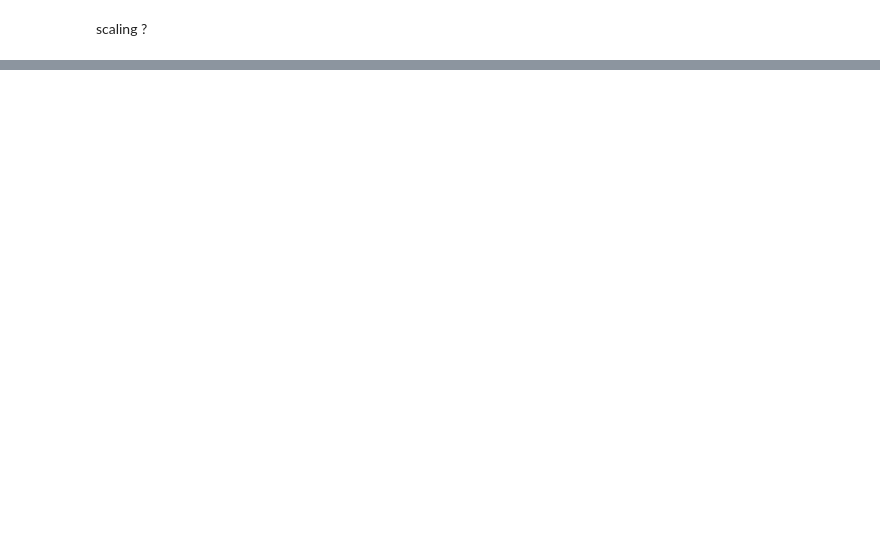
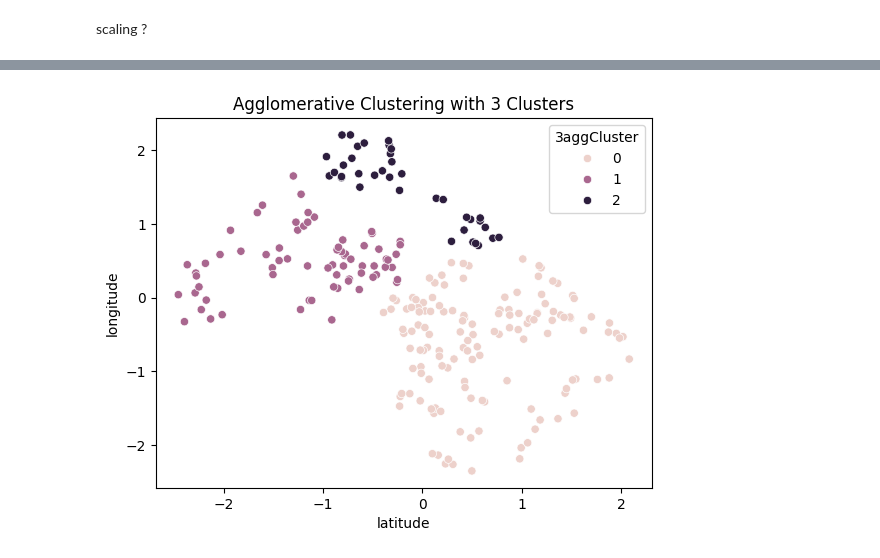
Before and after one commit to jonathanLOlsen/Data-and-things, a Jupyter notebook: 10) Clustering/8HandIn.ipynb, the cells around one changed output, grey strips where cells are left out. Saved outputs shown, nothing was run; the diff lists cells and outputs as text; code cells hidden in the pictures; blank space fills up the shorter version.

```diff
--- a/10) Clustering/8HandIn.ipynb
+++ b/10) Clustering/8HandIn.ipynb
@@ -98,0 +133,3 @@ plt.show()
+# %%
+kmeans5 = KMeans(n_clusters=5)
+kmeans5.fit(X_bike)
@@ -98,0 +138,5 @@ plt.show()
+# %%
+df_bike['5MeansCluster'] = kmeans5.labels_
+sns.scatterplot(x='latitude', y='longitude', hue='5MeansCluster', data=df_bike)
+plt.scatter(kmeans5.cluster_centers_[:, 0], kmeans5.cluster_centers_[:, 1], s=100, c='red')
+plt.show()
@@ -98,0 +147,3 @@ plt.show()
+# %%
+aggClustering = AgglomerativeClustering(n_clusters=3)
+aggClustering.fit(X_bike)
@@ -98,0 +152,3 @@ plt.show()
+# %%
+df_bike["3aggCluster"] = aggClustering.labels_
+df_bike["3aggCluster"]
@@ -98,0 +168,6 @@ plt.show()
+# %%
+sns.scatterplot(x='latitude', y='longitude', hue='3aggCluster', data=df_bike)
+plt.title("Agglomerative Clustering with 3 Clusters")
+plt.show()
+# %% [output]
+[figure, added]
```
Also changed, not shown: parts of 19 cells of this notebook, 2 other files.
